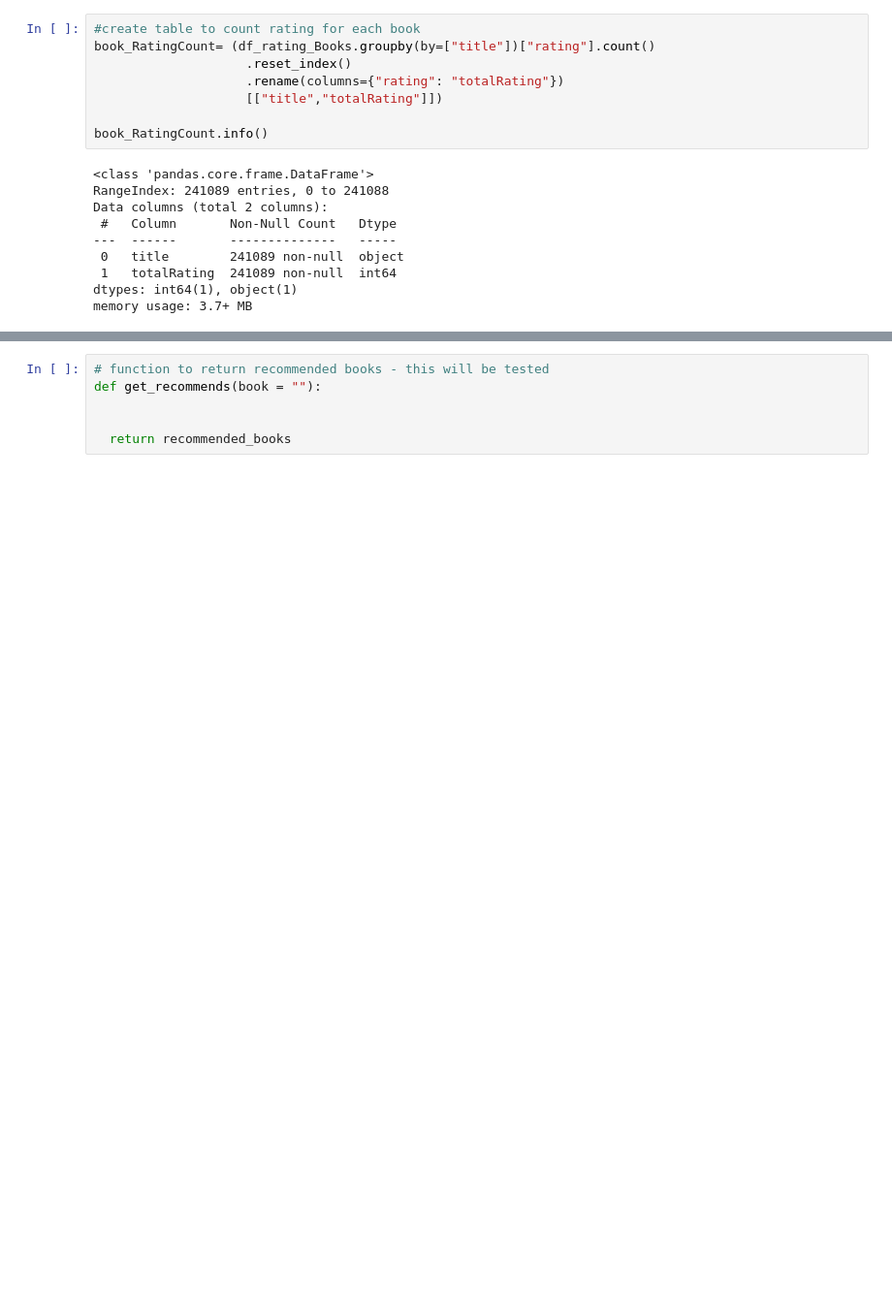
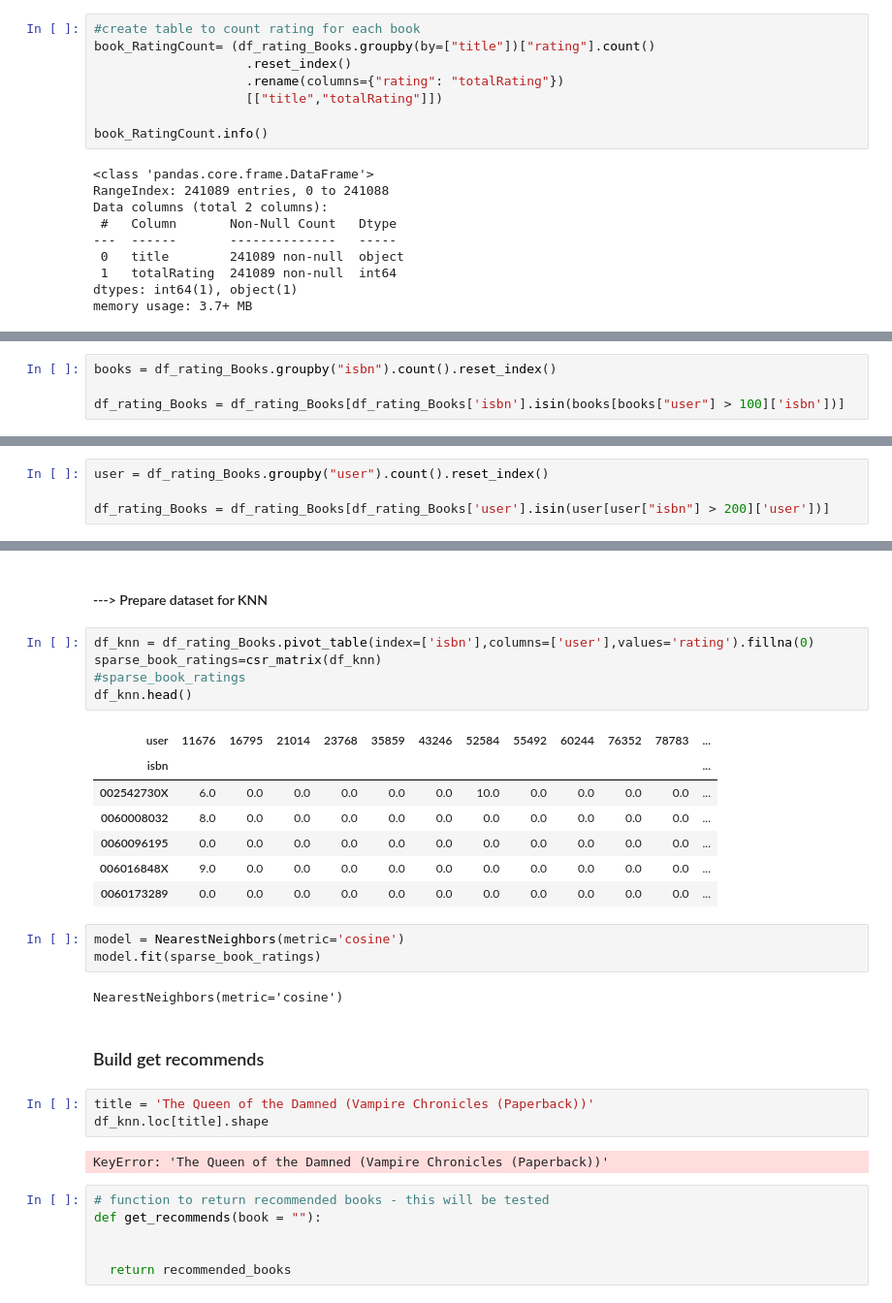
Before and after one commit to Elhassan7/freeCodeCamp_Project, a Jupyter notebook: 2nd fcc_book_recommendation_KNN/fcc_book_recommendation_knn.ipynb, the cells around one changed output, grey strips where cells are left out. Shown at 97% size. Cells and saved outputs as stored; diff of their text form; blank space fills up the shorter version.

```diff
--- a/2nd fcc_book_recommendation_KNN/fcc_book_recommendation_knn.ipynb
+++ b/2nd fcc_book_recommendation_KNN/fcc_book_recommendation_knn.ipynb
@@ -159,0 +169,4 @@ memory usage: 3.7+ MB
+# %%
+books = df_rating_Books.groupby("isbn").count().reset_index()
+
+df_rating_Books = df_rating_Books[df_rating_Books['isbn'].isin(books[books["user"] > 100]['isbn'])]
@@ -159,0 +191,4 @@ memory usage: 3.7+ MB
+# %%
+user = df_rating_Books.groupby("user").count().reset_index()
+
+df_rating_Books = df_rating_Books[df_rating_Books['user'].isin(user[user["isbn"] > 200]['user'])]
@@ -160,3 +211,30 @@ memory usage: 3.7+ MB
+# %% [markdown]
+#### ---> Prepare dataset for KNN
+# %%
+df_knn = df_rating_Books.pivot_table(index=['isbn'],columns=['user'],values='rating').fillna(0)
+sparse_book_ratings=csr_matrix(df_knn)
+#sparse_book_ratings
+df_knn.head()
+# %% [output]
+| user | 11676 | 16795 | 21014 | 23768 | 35859 | 43246 | 52584 | 55492 | 60244 | 76352 | 78783 | ... |
+| isbn |  |  |  |  |  |  |  |  |  |  |  | ... |
+| 002542730X | 6.0 | 0.0 | 0.0 | 0.0 | 0.0 | 0.0 | 10.0 | 0.0 | 0.0 | 0.0 | 0.0 | ... |
+| 0060008032 | 8.0 | 0.0 | 0.0 | 0.0 | 0.0 | 0.0 | 0.0 | 0.0 | 0.0 | 0.0 | 0.0 | ... |
+| 0060096195 | 0.0 | 0.0 | 0.0 | 0.0 | 0.0 | 0.0 | 0.0 | 0.0 | 0.0 | 0.0 | 0.0 | ... |
+| 006016848X | 9.0 | 0.0 | 0.0 | 0.0 | 0.0 | 0.0 | 0.0 | 0.0 | 0.0 | 0.0 | 0.0 | ... |
+| 0060173289 | 0.0 | 0.0 | 0.0 | 0.0 | 0.0 | 0.0 | 0.0 | 0.0 | 0.0 | 0.0 | 0.0 | ... |
+# %%
+model = NearestNeighbors(metric='cosine')
+model.fit(sparse_book_ratings)
+# %% [output]
+NearestNeighbors(metric='cosine')
+# %% [markdown]
+### Build get recommends
+# %%
+title = 'The Queen of the Damned (Vampire Chronicles (Paperback))'
+df_knn.loc[title].shape
+# %% [output]
+KeyError: 'The Queen of the Damned (Vampire Chronicles (Paperback))'
 # %%
 # function to return recommended books - this will be tested
 def get_recommends(book = ""):
```
Also changed, not shown: parts of 6 cells of this notebook.
